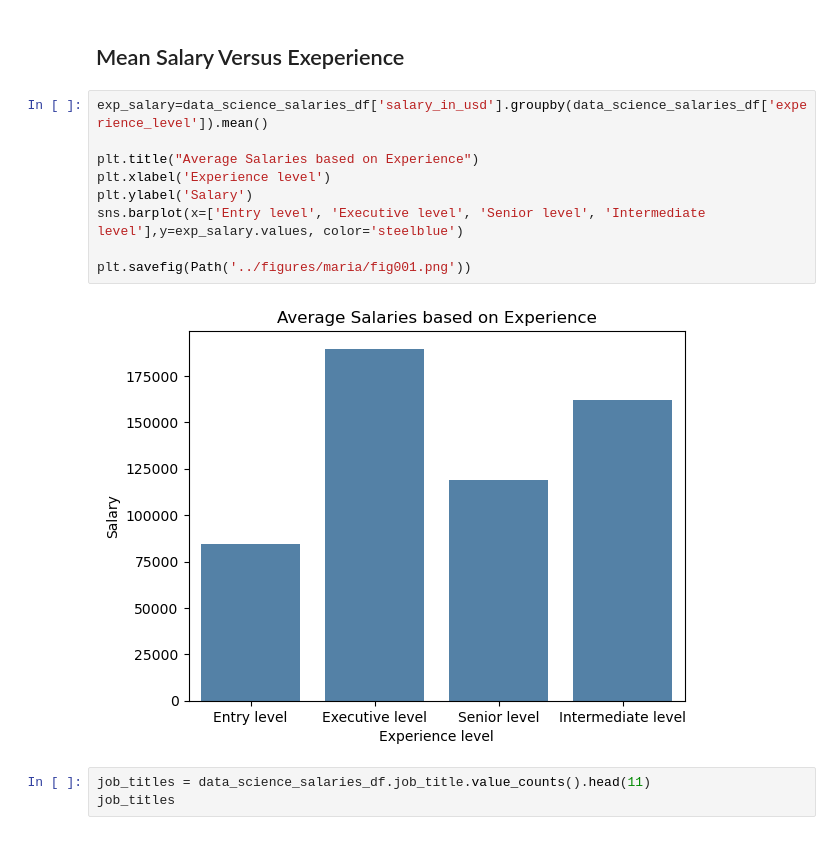
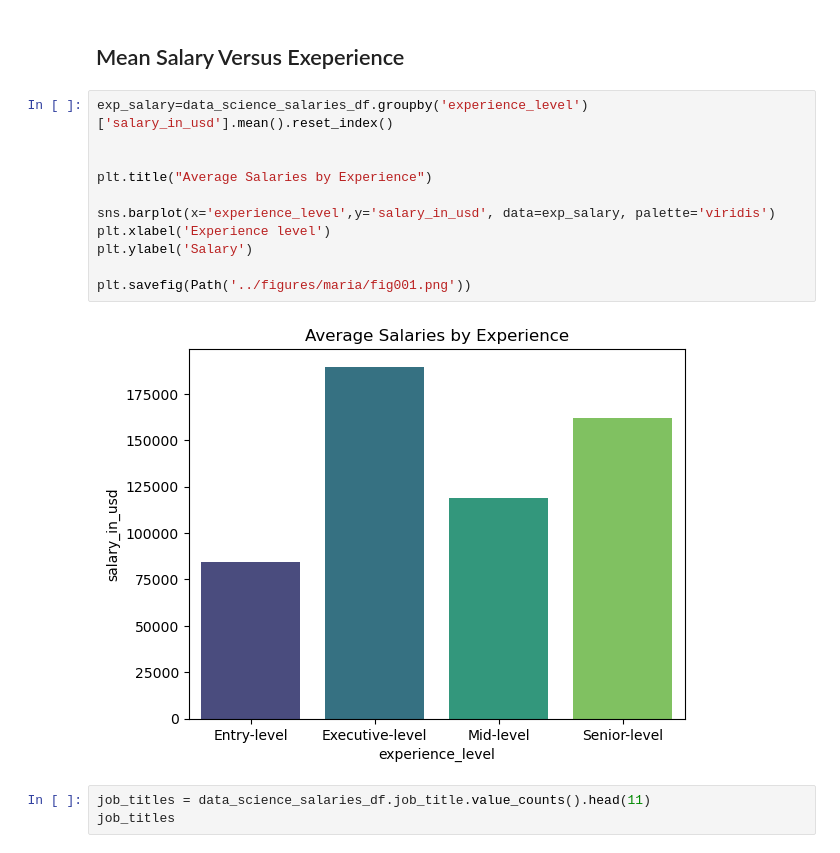
Before and after one commit to TaylorMater/UTA-DAB-Project-1, a Jupyter notebook: scripts/data_science_analysis.ipynb, the cells around one changed output. Cells and saved outputs as stored; diff of their text form.

Commit message:
Changes to colors, removing errors

```diff
--- a/scripts/data_science_analysis.ipynb
+++ b/scripts/data_science_analysis.ipynb
@@ -128,16 +128,18 @@ You can see the notebook on its own in scripts/maria_notebook.ipynb
 # %% [markdown]
 ## Mean Salary Versus Exeperience
 # %%
-exp_salary=data_science_salaries_df['salary_in_usd'].groupby(data_science_salaries_df['experience_level']).mean()
+exp_salary=data_science_salaries_df.groupby('experience_level')['salary_in_usd'].mean().reset_index()
 
-plt.title("Average Salaries based on Experience")
+
+plt.title("Average Salaries by Experience")
+
+sns.barplot(x='experience_level',y='salary_in_usd', data=exp_salary, palette='viridis')
 plt.xlabel('Experience level')
 plt.ylabel('Salary')
-sns.barplot(x=['Entry level', 'Executive level', 'Senior level', 'Intermediate level'],y=exp_salary.values, color='steelblue')
 
 plt.savefig(Path('../figures/maria/fig001.png'))
 # %% [output]
-[figure, old version]
+[figure, new version]
 # %%
 job_titles = data_science_salaries_df.job_title.value_counts().head(11)
 job_titles
```
Also changed, not shown: 2 other files.
